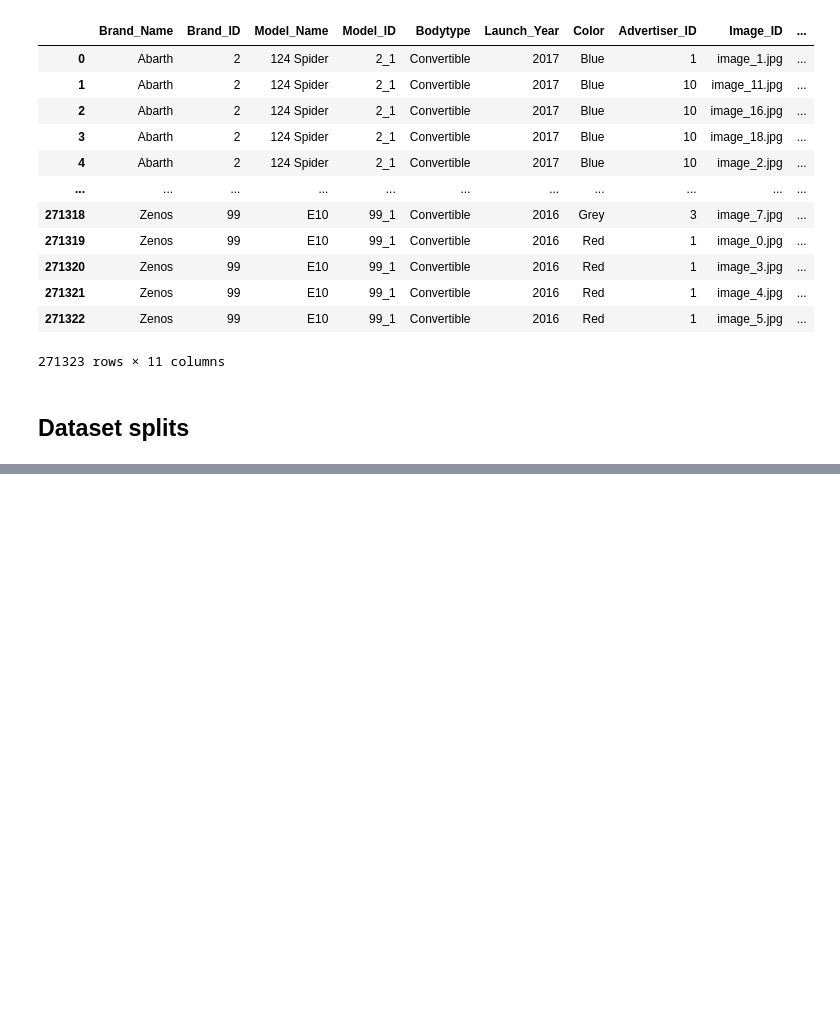
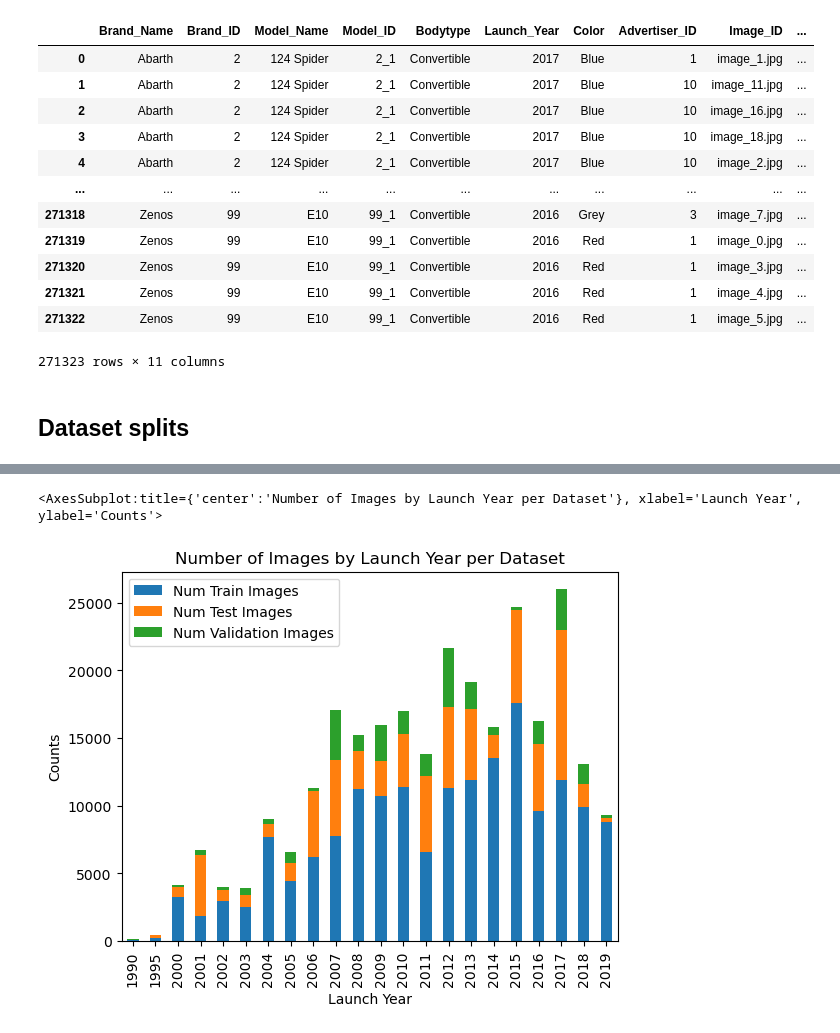
Before and after one commit to hmd101/deepCars, a Jupyter notebook: src/analysis/dataset_statistics.ipynb, the cells around one changed output, grey strips where cells are left out. Cells and saved outputs as stored; diff of their text form; code cells hidden in the pictures; blank space fills up the shorter version.

```diff
--- a/src/analysis/dataset_statistics.ipynb
+++ b/src/analysis/dataset_statistics.ipynb
@@ -33,0 +90,8 @@ train_df, val_df, test_df = split_dataset_dfs("../../raw_data/tables/features.cs
+# %%
+# plot stacked number of images by year per dataset
+
+# combine num_images_by_year_some_dataset dfs to one dataframe
+num_images_by_year_all_data = num_images_by_year_train_df.to_frame().join(num_images_by_year_test_df.to_frame(), on="Launch_Year", lsuffix="_train", rsuffix="_test")
+num_images_by_year_all_data = num_images_by_year_all_data.join(num_images_by_year_val_df.to_frame(), on="Launch_Year", rsuffix="_val")
+num_images_by_year_all_data = num_images_by_year_all_data.rename(columns={"file_path_test":"Num Test Images", "file_path_train":"Num Train Images","file_path":"Num Validation Images"})
+num_images_by_year_all_data
@@ -33,0 +117,5 @@ train_df, val_df, test_df = split_dataset_dfs("../../raw_data/tables/features.cs
+# %%
+num_images_by_year_all_data.plot.bar(stacked=True, xlabel="Launch Year", ylabel="Counts", title="Number of Images by Launch Year per Dataset")
+# %% [output]
+<AxesSubplot:title={'center':'Number of Images by Launch Year per Dataset'}, xlabel='Launch Year', ylabel='Counts'>
+[figure, added]
```
Also changed, not shown: parts of 8 cells of this notebook, 1 other file.
